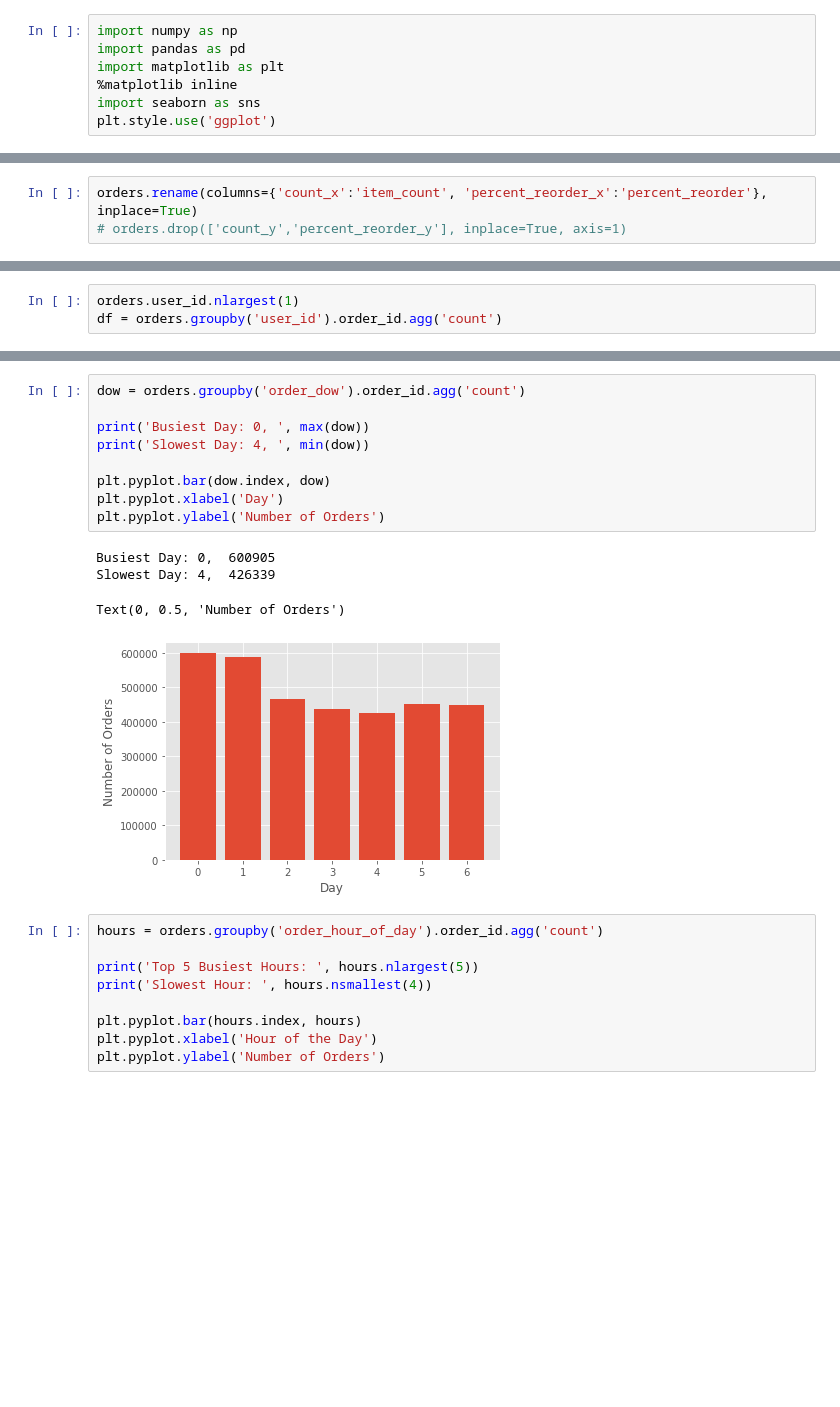
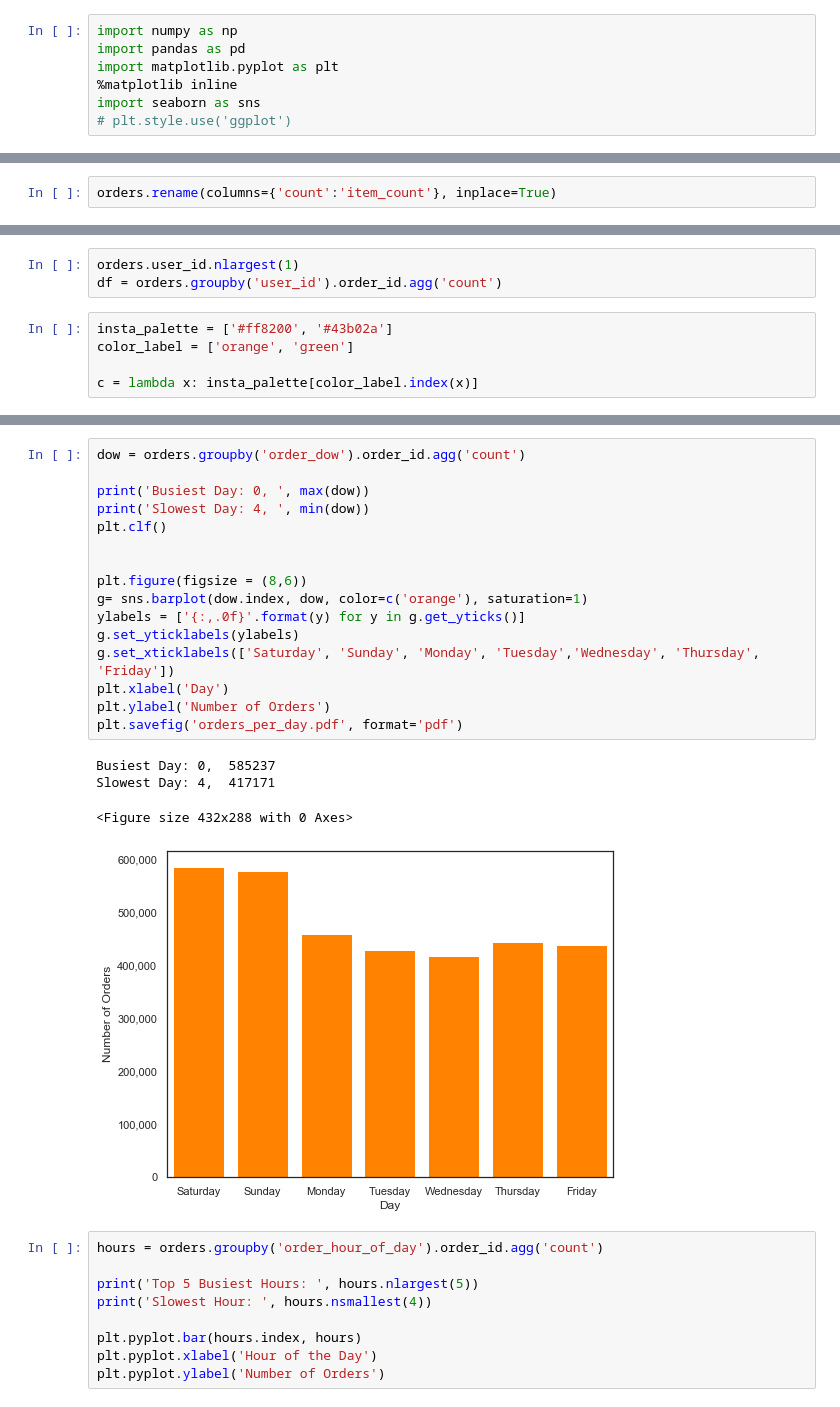
Before and after one commit to Josefa-Sullivan/Instacart, a Jupyter notebook: Zefa/EDA.ipynb, the cells around one changed output, grey strips where cells are left out. Drawn from its saved outputs; the diff is of its cells as text; blank space fills up the shorter version.

```diff
--- a/Zefa/EDA.ipynb
+++ b/Zefa/EDA.ipynb
@@ -13,10 +13,10 @@ Orders for each customer. Order_eval is for test-train-split purposes. 'order_do
 # %%
 import numpy as np
 import pandas as pd
-import matplotlib as plt
+import matplotlib.pyplot as plt
 %matplotlib inline
 import seaborn as sns
-plt.style.use('ggplot')
+# plt.style.use('ggplot')
 # %% [markdown]
 Make a goods dataframe that has the following information for 49688 products:
 - product_id
@@ -72,8 +72,7 @@ reorder_df['percent_reorder']= reorder_df['sum']/ reorder_df['count']*100
 orders = pd.merge(orders,reorder_df, left_on='order_id', right_index=True)
 orders.drop(['sum','eval_set'], inplace=True, axis=1)
 # %%
-orders.rename(columns={'count_x':'item_count', 'percent_reorder_x':'percent_reorder'}, inplace=True)
-# orders.drop(['count_y','percent_reorder_y'], inplace=True, axis=1)
+orders.rename(columns={'count':'item_count'}, inplace=True)
 # %%
 orders.head()
 # %% [output]
@@ -119,3 +118,8 @@ array([nan, 15., 21., 29., 28., 19., 20., 14.,  0., 30., 10.,  3.,  8.,
 # %%
 orders.user_id.nlargest(1)
 df = orders.groupby('user_id').order_id.agg('count')
+# %%
+insta_palette = ['#ff8200', '#43b02a']
+color_label = ['orange', 'green']
+
+c = lambda x: insta_palette[color_label.index(x)]
@@ -139,17 +151,24 @@ Text(0, 0.5, 'Customer Number')
 # %%
 dow = orders.groupby('order_dow').order_id.agg('count')
 
 print('Busiest Day: 0, ', max(dow))
 print('Slowest Day: 4, ', min(dow))
+plt.clf()
 
-plt.pyplot.bar(dow.index, dow)
-plt.pyplot.xlabel('Day')
-plt.pyplot.ylabel('Number of Orders')
+
+plt.figure(figsize = (8,6))
+g= sns.barplot(dow.index, dow, color=c('orange'), saturation=1)
+ylabels = ['{:,.0f}'.format(y) for y in g.get_yticks()]
+g.set_yticklabels(ylabels)
+g.set_xticklabels(['Saturday', 'Sunday', 'Monday', 'Tuesday','Wednesday', 'Thursday', 'Friday'])
+plt.xlabel('Day')
+plt.ylabel('Number of Orders')
+plt.savefig('orders_per_day.pdf', format='pdf')
 # %% [output]
-Busiest Day: 0,  600905
-Slowest Day: 4,  426339
+Busiest Day: 0,  585237
+Slowest Day: 4,  417171
-Text(0, 0.5, 'Number of Orders')
+<Figure size 432x288 with 0 Axes>
-[figure, old version]
+[figure, new version]
 # %%
 hours = orders.groupby('order_hour_of_day').order_id.agg('count')
 
```
Also changed, not shown: parts of 9 cells of this notebook, 20 other files.
